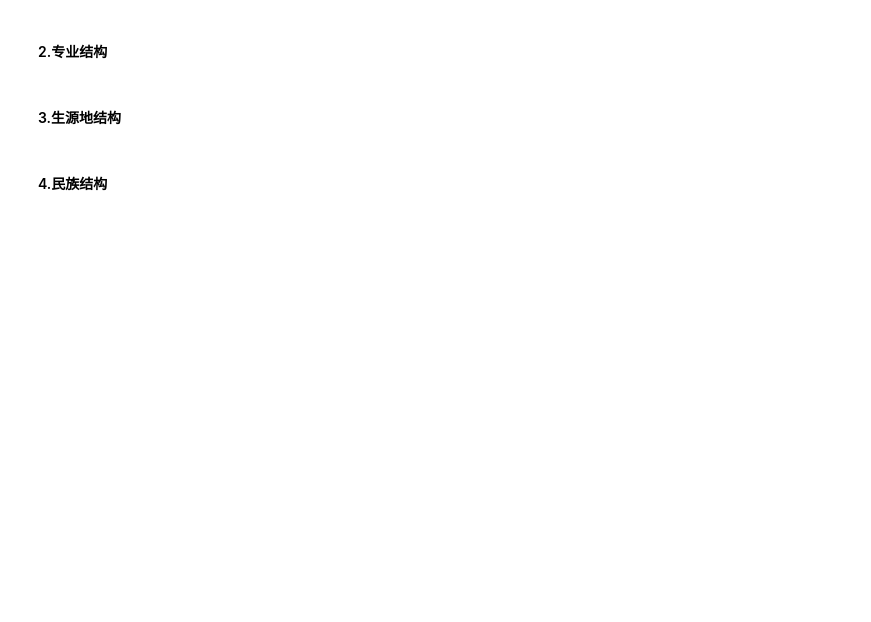
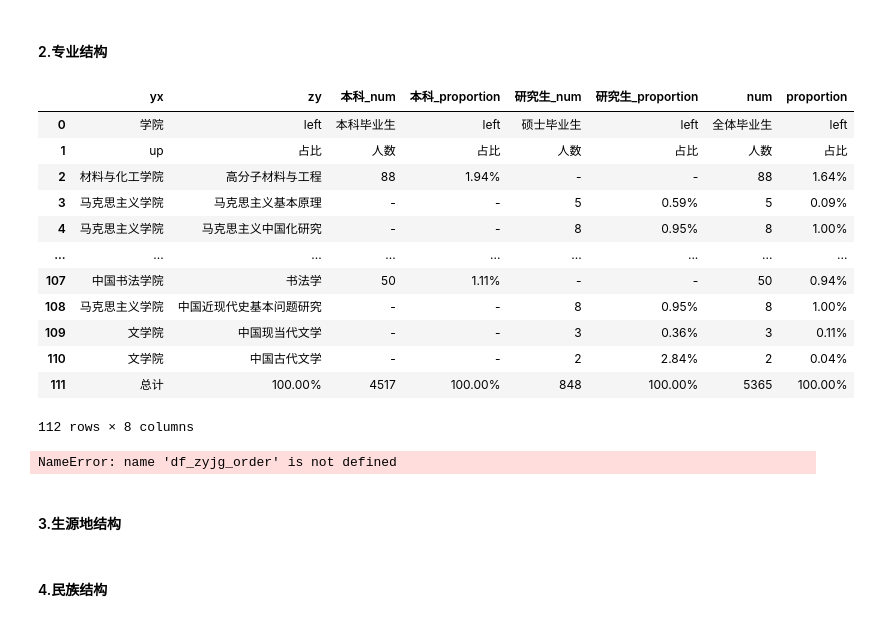
Before and after one commit to longxinke2/myCode, a Jupyter notebook: 新的自动化代码.ipynb, the cells around one changed output. Saved outputs shown, nothing was run; the diff lists cells and outputs as text; code cells hidden in the pictures; blank space fills up the shorter version.

```diff
--- a/新的自动化代码.ipynb
+++ b/新的自动化代码.ipynb
@@ -183,6 +235,25 @@ add_table(data1)#data转化为表格
+# %%
+string='专业'
+data1 = get_group_order_table(data,L('学院'),L('专业'),L('学历'))
+write_zw(f'''毕业生人数排名前三的专业分别为{df_zyjg_order.iloc[0]['zy']}（{df_zyjg_order.iloc[0]['rs']}人，占比{df_zyjg_order.iloc[0]['ratio']:.2f}%）、{df_zyjg_order.iloc[1]['zy']}（{df_zyjg_order.iloc[1]['rs']}人，占比{df_zyjg_order.iloc[1]['ratio']:.2f}%）、{df_zyjg_order.iloc[2]['zy']}（{df_zyjg_order.iloc[2]['rs']}人，占比{df_zyjg_order.iloc[2]['ratio']:.2f}%）。''')
+# %% [output]
+|  | yx | zy | 本科_num | 本科_proportion | 研究生_num | 研究生_proportion | num | proportion |
+| 0 | 学院 | left | 本科毕业生 | left | 硕士毕业生 | left | 全体毕业生 | left |
+| 1 | up | 占比 | 人数 | 占比 | 人数 | 占比 | 人数 | 占比 |
+| 2 | 材料与化工学院 | 高分子材料与工程 | 88 | 1.94% | - | - | 88 | 1.64% |
+| 3 | 马克思主义学院 | 马克思主义基本原理 | - | - | 5 | 0.59% | 5 | 0.09% |
+| 4 | 马克思主义学院 | 马克思主义中国化研究 | - | - | 8 | 0.95% | 8 | 1.00% |
+| ... | ... | ... | ... | ... | ... | ... | ... | ... |
+| 107 | 中国书法学院 | 书法学 | 50 | 1.11% | - | - | 50 | 0.94% |
+| 108 | 马克思主义学院 | 中国近现代史基本问题研究 | - | - | 8 | 0.95% | 8 | 1.00% |
+| 109 | 文学院 | 中国现当代文学 | - | - | 3 | 0.36% | 3 | 0.11% |
+| 110 | 文学院 | 中国古代文学 | - | - | 2 | 2.84% | 2 | 0.04% |
+| 111 | 总计 | 100.00% | 4517 | 100.00% | 848 | 100.00% | 5365 | 100.00% |
+112 rows × 8 columns
 # %%
-add_head(4,"2.专业结构")
 write_zw(f'''毕业生人数排名前三的专业分别为{df_zyjg_order.iloc[0]['zy']}（{df_zyjg_order.iloc[0]['rs']}人，占比{df_zyjg_order.iloc[0]['ratio']:.2f}%）、{df_zyjg_order.iloc[1]['zy']}（{df_zyjg_order.iloc[1]['rs']}人，占比{df_zyjg_order.iloc[1]['ratio']:.2f}%）、{df_zyjg_order.iloc[2]['zy']}（{df_zyjg_order.iloc[2]['rs']}人，占比{df_zyjg_order.iloc[2]['ratio']:.2f}%）。''')
+# %% [output]
+NameError: name 'df_zyjg_order' is not defined
 # %%
 save_doc('result/test.docx',True)
 # %% [markdown]
```
Also changed, not shown: parts of 5 cells of this notebook, 9 other files.
